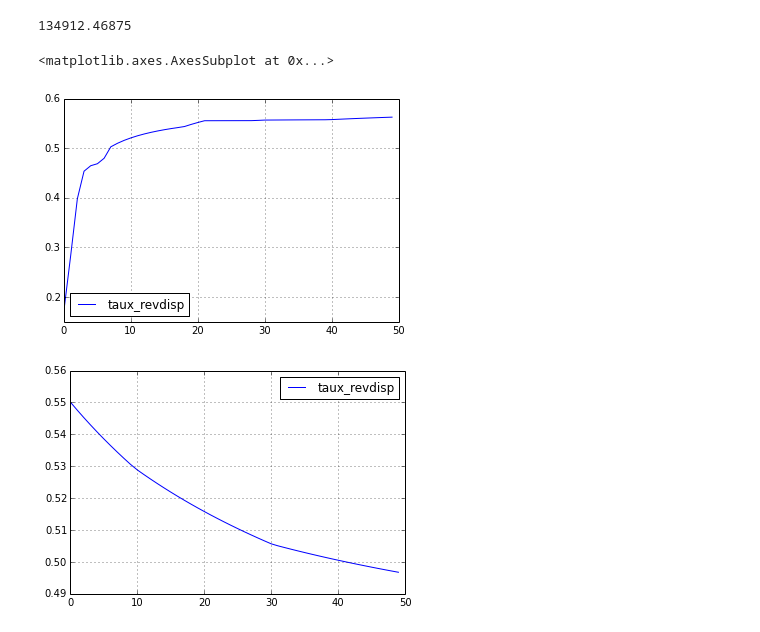
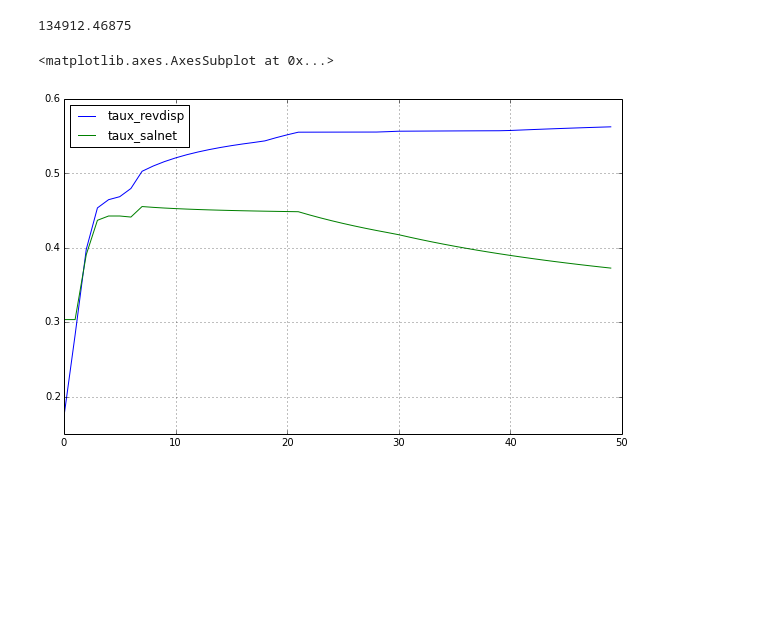
Before and after one commit to fmassot/openfisca-web-notebook, a Jupyter notebook: calcul_taux_effectif.ipynb, the cells around one changed output. Saved outputs shown, nothing was run; the diff lists cells and outputs as text; code cells hidden in the pictures; blank space fills up the shorter version.

Commit message:
fix graph

```diff
--- a/calcul_taux_effectif.ipynb
+++ b/calcul_taux_effectif.ipynb
@@ -315,9 +315,7 @@ df.revdisp.max()
 # %%
 df3 = df.append(df2).reindex()
 # %%
-df[['taux_revdisp']].plot()
-df2[['taux_revdisp']].plot()
+df[['taux_revdisp', 'taux_salnet']].plot(figsize=(10,6))
 # %% [output]
 <matplotlib.axes.AxesSubplot at 0x...>
-[figure, old version]
+[figure, new version]
-[figure, removed]
```
Also changed, not shown: parts of 3 cells of this notebook.
